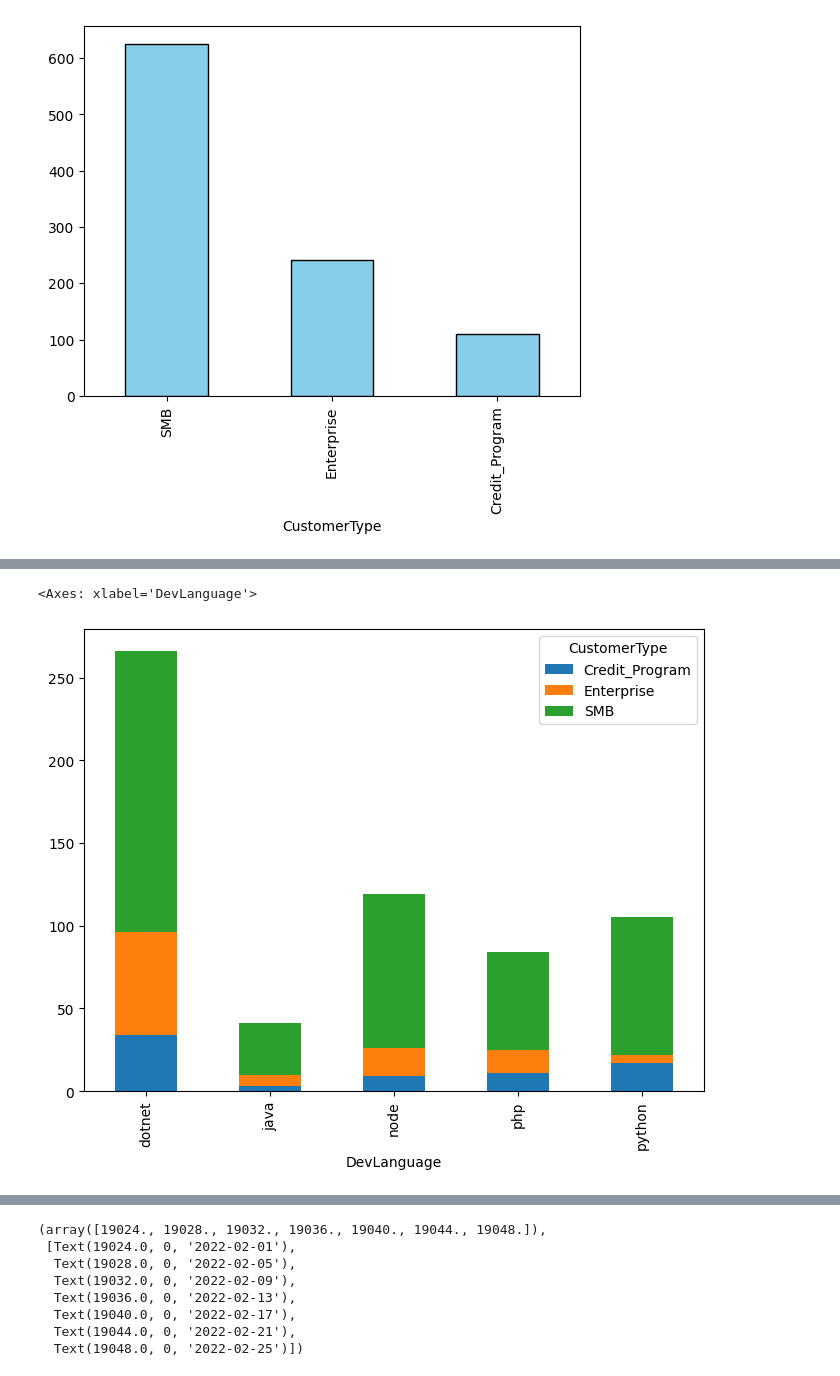
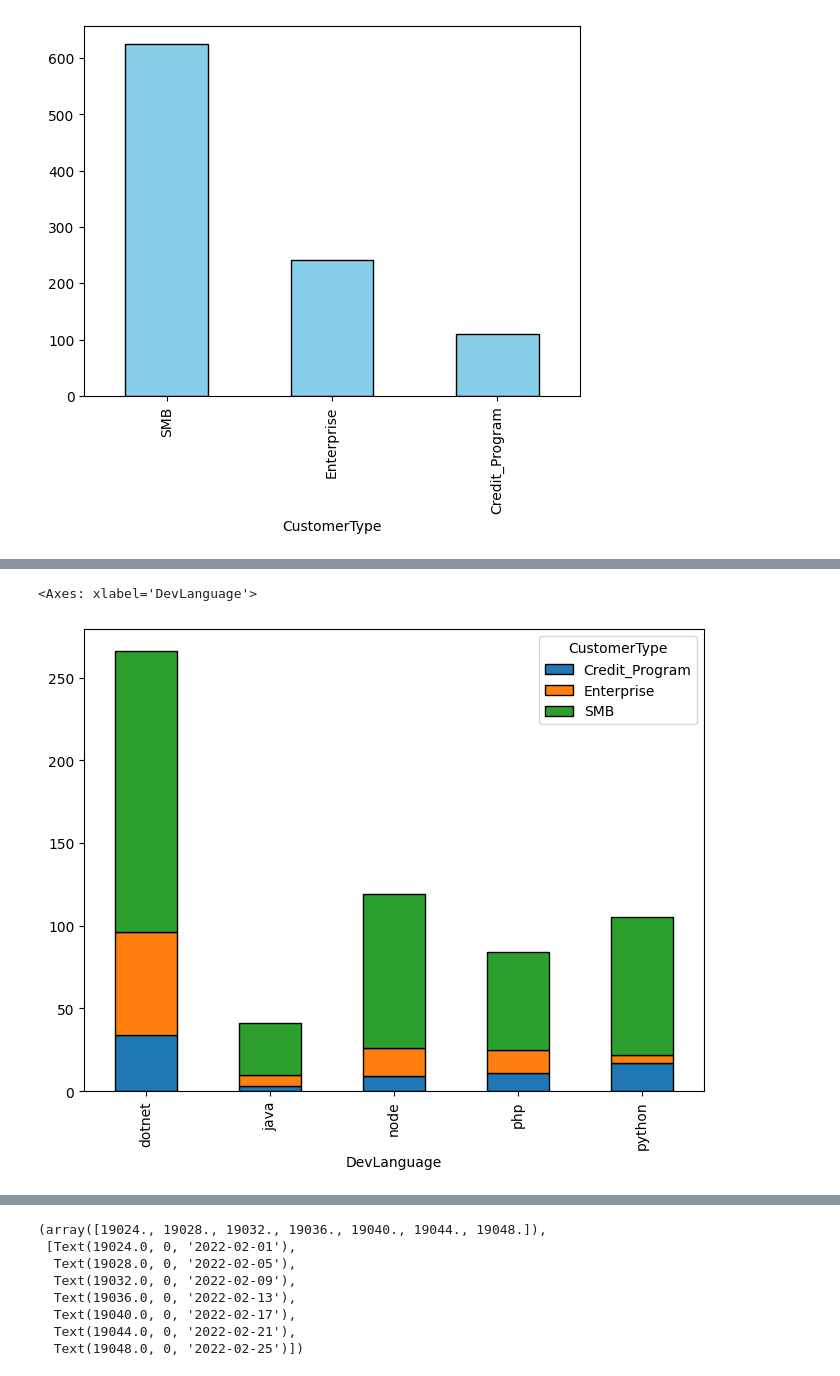
Before and after one commit to ReginaldLCotton/Basic-Analysis-Python, a Jupyter notebook: InterviewCase_Public.ipynb, the cells around one changed output, grey strips where cells are left out. Drawn from its saved outputs; the diff is of its cells as text; code cells hidden in the pictures.

```diff
--- a/InterviewCase_Public.ipynb
+++ b/InterviewCase_Public.ipynb
@@ -37,10 +71,10 @@ plt.show()
 # %%
 accts_unknown = accts[accts["DevLanguage"] != "unknown"]
 grouped_data = accts_unknown.groupby(['DevLanguage', 'CustomerType']).size().unstack(fill_value=0)
-grouped_data.plot(kind='bar', stacked=True, figsize=(8, 6))
+grouped_data.plot(kind='bar', stacked=True, figsize=(8, 6), edgecolor='black')
 # %% [output]
 <Axes: xlabel='DevLanguage'>
-[figure, old version]
+[figure, new version]
 # %%
 acq = pd.read_csv('Case_AccountCreation.csv')
 acq.head()
```
Also changed, not shown: parts of 14 cells of this notebook.
